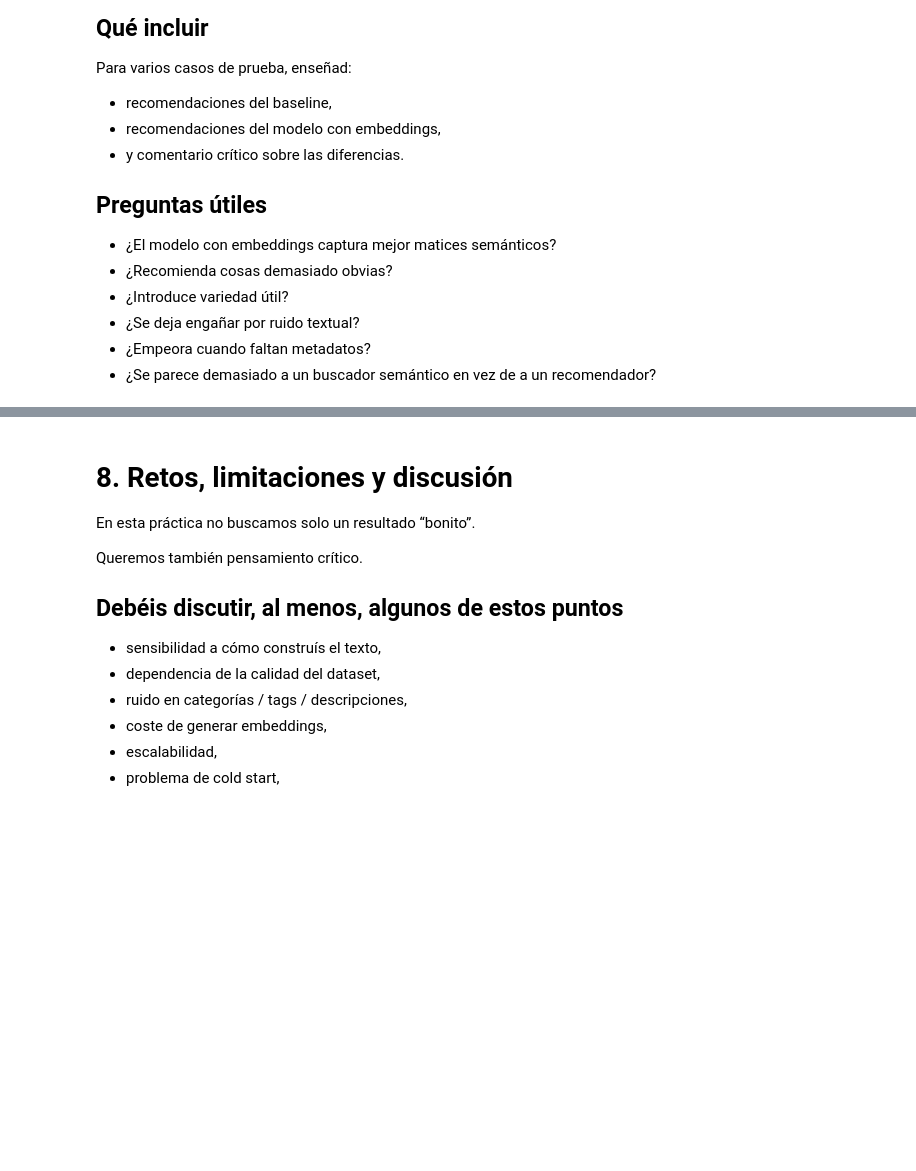
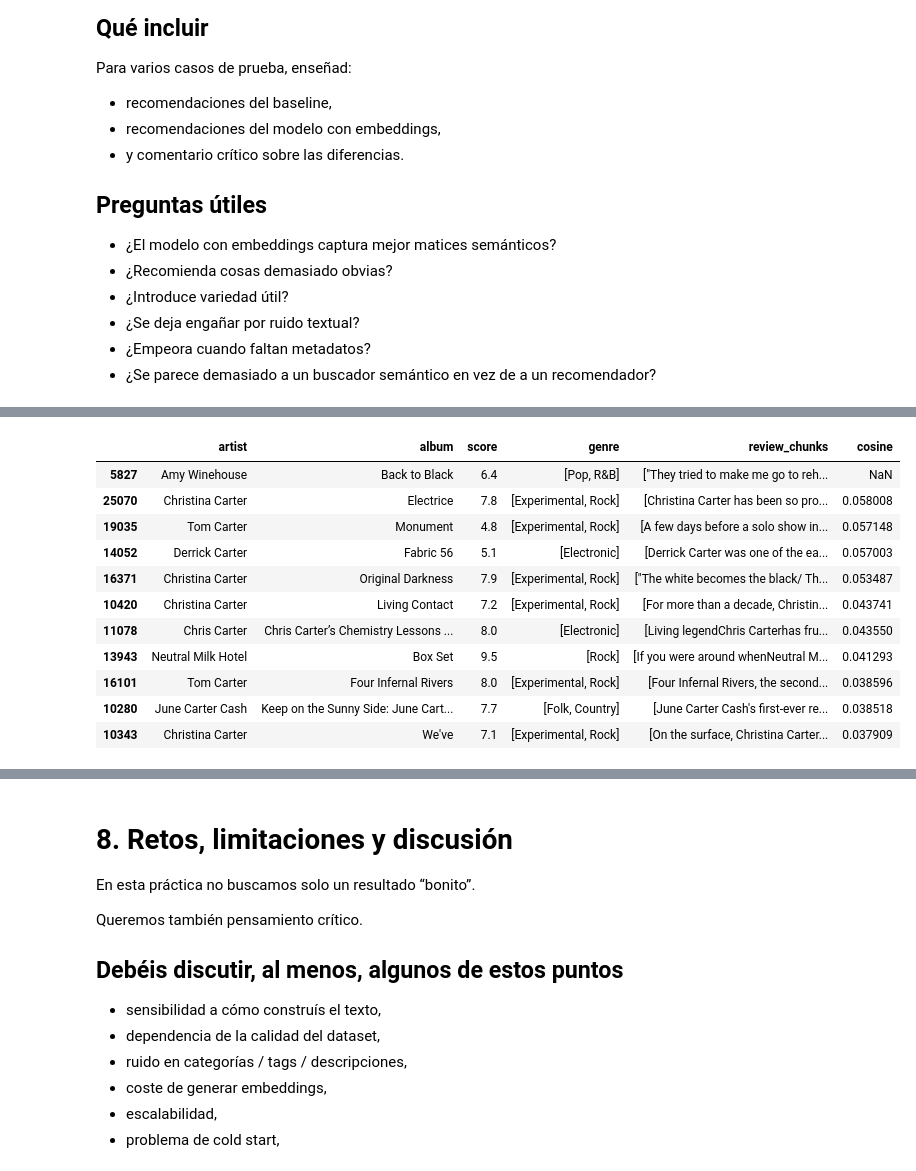
Before and after one commit to carlotaprosper/Music-Recommendator, a Jupyter notebook: enunciado_practica_recomendador_embeddings_modernos.ipynb, the cells around one changed output, grey strips where cells are left out. Cells and saved outputs as stored; diff of their text form; code cells hidden in the pictures; blank space fills up the shorter version.

```diff
--- a/enunciado_practica_recomendador_embeddings_modernos.ipynb
+++ b/enunciado_practica_recomendador_embeddings_modernos.ipynb
@@ -1569,0 +1598,25 @@ Para varios casos de prueba, enseñad:
+# %%
+indices, scores = get_recommendations('Back to Black', cosine_sim_B_TF_IDF, music_repres)
+
+original = music_final[music_final['album'] == "Back to Black"]
+
+recommended = music_final.iloc[indices].copy()
+
+recommended['cosine'] = scores
+
+recommended = recommended.sort_values(by='cosine', ascending=False)
+
+pd.concat([original, recommended])
+# %% [output]
+|  | artist | album | score | genre | review_chunks | cosine |
+| 5827 | Amy Winehouse | Back to Black | 6.4 | [Pop, R&B] | ["They tried to make me go to reh... | NaN |
+| 25070 | Christina Carter | Electrice | 7.8 | [Experimental, Rock] | [Christina Carter has been so pro... | 0.058008 |
+| 19035 | Tom Carter | Monument | 4.8 | [Experimental, Rock] | [A few days before a solo show in... | 0.057148 |
+| 14052 | Derrick Carter | Fabric 56 | 5.1 | [Electronic] | [Derrick Carter was one of the ea... | 0.057003 |
+| 16371 | Christina Carter | Original Darkness | 7.9 | [Experimental, Rock] | ["The white becomes the black/ Th... | 0.053487 |
+| 10420 | Christina Carter | Living Contact | 7.2 | [Experimental, Rock] | [For more than a decade, Christin... | 0.043741 |
+| 11078 | Chris Carter | Chris Carter’s Chemistry Lessons ... | 8.0 | [Electronic] | [Living legendChris Carterhas fru... | 0.043550 |
+| 13943 | Neutral Milk Hotel | Box Set | 9.5 | [Rock] | [If you were around whenNeutral M... | 0.041293 |
+| 16101 | Tom Carter | Four Infernal Rivers | 8.0 | [Experimental, Rock] | [Four Infernal Rivers, the second... | 0.038596 |
+| 10280 | June Carter Cash | Keep on the Sunny Side: June Cart... | 7.7 | [Folk, Country] | [June Carter Cash's first-ever re... | 0.038518 |
+| 10343 | Christina Carter | We've | 7.1 | [Experimental, Rock] | [On the surface, Christina Carter... | 0.037909 |
```
Also changed, not shown: parts of 35 cells of this notebook.
